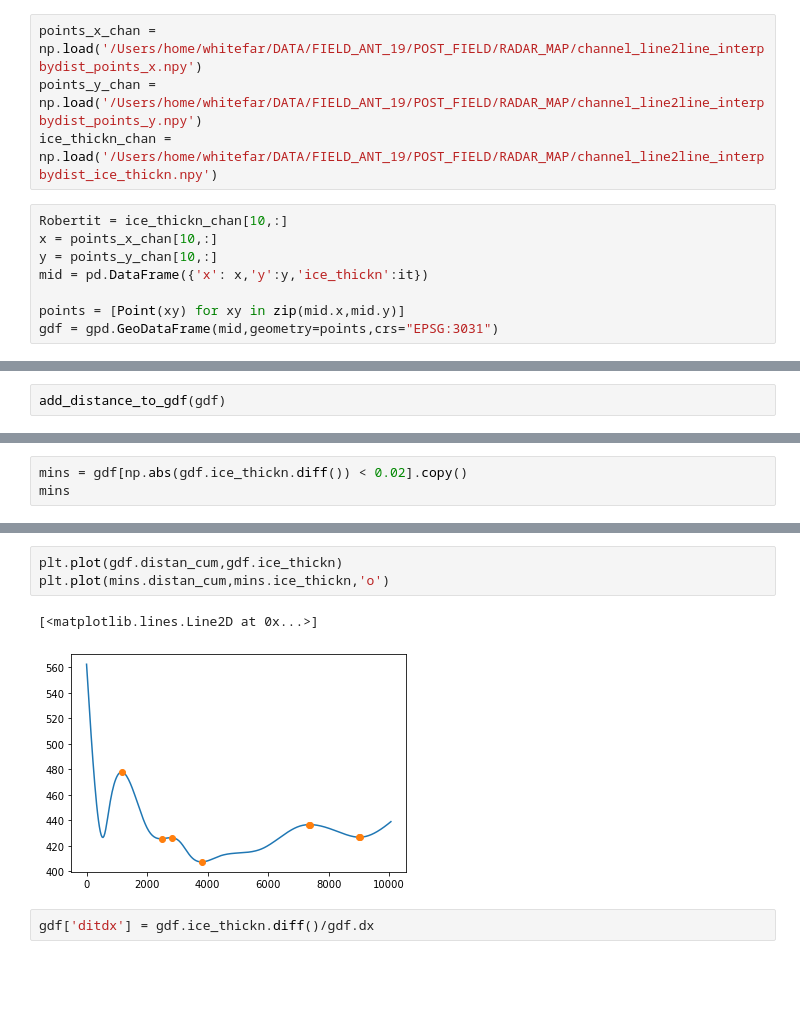
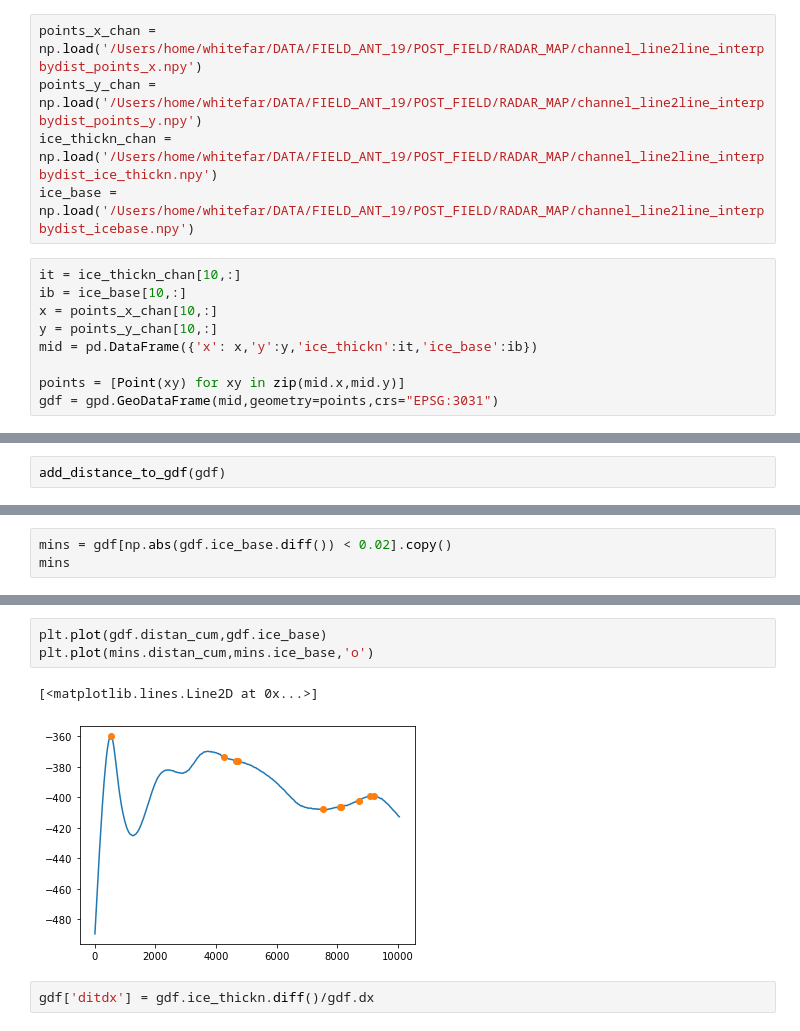
Before and after one commit to arrran/PhD_data_chapter, a Jupyter notebook: Jupyter/RADAR/RADAR_MAP/24_RADAR_look_at_chan_gradients.ipynb, the cells around one changed output, grey strips where cells are left out. Cells and saved outputs as stored; diff of their text form; blank space fills up the shorter version.

```diff
--- a/Jupyter/RADAR/RADAR_MAP/24_RADAR_look_at_chan_gradients.ipynb
+++ b/Jupyter/RADAR/RADAR_MAP/24_RADAR_look_at_chan_gradients.ipynb
@@ -26,11 +26,13 @@ from shapely.ops import nearest_points
 points_x_chan = np.load('/Users/home/whitefar/DATA/FIELD_ANT_19/POST_FIELD/RADAR_MAP/channel_line2line_interpbydist_points_x.npy')
 points_y_chan = np.load('/Users/home/whitefar/DATA/FIELD_ANT_19/POST_FIELD/RADAR_MAP/channel_line2line_interpbydist_points_y.npy')
 ice_thickn_chan = np.load('/Users/home/whitefar/DATA/FIELD_ANT_19/POST_FIELD/RADAR_MAP/channel_line2line_interpbydist_ice_thickn.npy')
+ice_base = np.load('/Users/home/whitefar/DATA/FIELD_ANT_19/POST_FIELD/RADAR_MAP/channel_line2line_interpbydist_icebase.npy')
 # %%
-Robertit = ice_thickn_chan[10,:]
+it = ice_thickn_chan[10,:]
+ib = ice_base[10,:]
 x = points_x_chan[10,:]
 y = points_y_chan[10,:]
-mid = pd.DataFrame({'x': x,'y':y,'ice_thickn':it})
+mid = pd.DataFrame({'x': x,'y':y,'ice_thickn':it,'ice_base':ib})
 
 points = [Point(xy) for xy in zip(mid.x,mid.y)]
 gdf = gpd.GeoDataFrame(mid,geometry=points,crs="EPSG:3031")
@@ -54,4 +56,4 @@ plt.plot(gdf.distan_cum,gdf.ice_thickn)
 # %%
-mins = gdf[np.abs(gdf.ice_thickn.diff()) < 0.02].copy()
+mins = gdf[np.abs(gdf.ice_base.diff()) < 0.02].copy()
 mins
 # %% [output]
@@ -67,9 +71,9 @@ mins
 # %%
-plt.plot(gdf.distan_cum,gdf.ice_thickn)
-plt.plot(mins.distan_cum,mins.ice_thickn,'o')
+plt.plot(gdf.distan_cum,gdf.ice_base)
+plt.plot(mins.distan_cum,mins.ice_base,'o')
 # %% [output]
 [<matplotlib.lines.Line2D at 0x...>]
-[figure, old version]
+[figure, new version]
 # %%
 gdf['ditdx'] = gdf.ice_thickn.diff()/gdf.dx
 # %%
```
Also changed, not shown: parts of 6 cells of this notebook, 5 other files.
